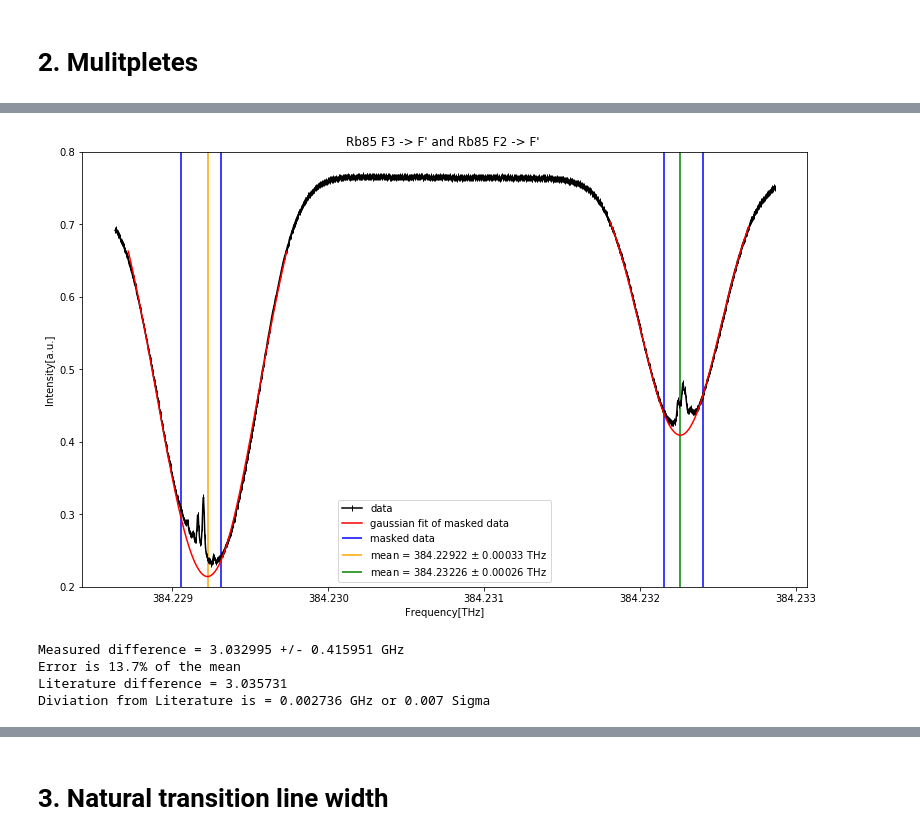
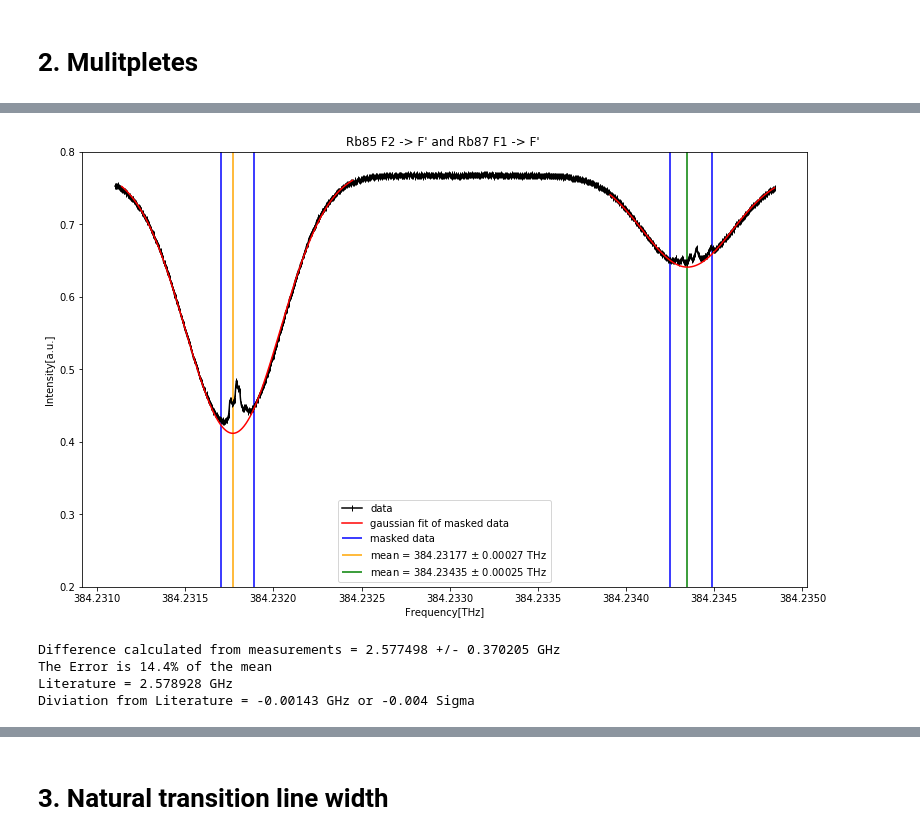
Before and after one commit to anananlyjlyj/physics-FP-Uni-HD, a Jupyter notebook: F20 Magneto-optical Trap/Part I.ipynb, the cells around one changed output, grey strips where cells are left out. Saved outputs shown, nothing was run; the diff lists cells and outputs as text; code cells hidden in the pictures.

```diff
--- a/F20 Magneto-optical Trap/Part I.ipynb
+++ b/F20 Magneto-optical Trap/Part I.ipynb
@@ -10,7 +10,7 @@ from scipy.constants import Boltzmann as kb
 from scipy.constants import Avogadro as avo
 # %%
 #constants
-mass87 = 85e-3/avo
+mass87 = 87e-3/avo
 mass85 = 85e-3/avo
 
 #rb87 transitions
@@ -33,16 +33,20 @@ p3_85 = +100.205e6
 
 #need transitions for evaluation
 cross87_s2_p23 = sp_87 + s2_87 + (p2_87 + p3_87)/2
+cross87_s1_p12 = sp_87 + s1_87 + (p1_87 + p2_87)/2
 
 clean87_s1_p2 = sp_87 + s1_87 + p2_87
 clean87_s2_p1 = sp_87 + s2_87 + p1_87
+
 clean87_s1 = sp_87 + s1_87
 clean87_s2 = sp_87 + s2_87
 
 clean85_s1 = sp_85 + s1_85
 clean85_s2 = sp_85 + s2_85
 
+dif87_85 = clean85_s2 - clean87_s2
 dif85_85 = s1_85 - s2_85
+dif85_87 = clean87_s1 - clean85_s1
 # %%
 dic = {}
 
@@ -85,7 +89,7 @@ def readout(key, order):
 
 t_p,t,i,d = readout('All_Peaks',6)
 zero = t_p[0]
-scale = (clean87_s1_p2-cross87_s2_p23)/(t_p[-1]-zero)
+scale = (cross87_s1_p12-cross87_s2_p23)/(t_p[-1]-zero)
 
 def scaling(t):
     return (cross87_s2_p23+(t-zero)*scale)*1e-12
@@ -96,13 +100,13 @@ def gaussian(x,fac,mean,std,off):
 def lorentzian(x,fac,mean,fwhm):
     return fac/(1+((mean-x)/(0.5*fwhm))**2)
 
-def temperature87(wid):
+def temperature87(wid, wave):
     sig = wid*1e12
-    return (sig**2/sp_87**2)*mass87*light**2/kb
+    return (sig**2/(wave*1e12)**2)*mass87*light**2/kb
 
-def temperature85(wid):
+def temperature85(wid, wave):
     sig = wid*1e12
-    return (sig**2/sp_85**2)*mass85*light**2/kb
+    return (sig**2/(wave*1e12)**2)*mass87*light**2/kb
 
 t = scaling(t)
 t_p = scaling(t_p)
@@ -183,14 +258,14 @@ Error is 34.8% of the mean
 # %%
-t_p,t,i,d = readout('Rb85_F3-Rb85_F2',6)
+t_p,t,i,d = readout('Rb85_F2-Rb87_F1',6)
 t = scaling(t)
 t_p = scaling(t_p)
 plt.figure(figsize=(13,8))
 plt.plot(t,i,'k|-',label='data')
 
-down = 20
-hole1 = 100
-hole2 = 160
-up = 260
+down = 10
+hole1 = 160
+hole2 = 210
+up = 360
 
 t_eff = np.append(t[down:hole1],t[hole2:up])
 i_eff = np.append(i[down:hole1],i[hole2:up])
@@ -202,43 +277,43 @@ x = np.linspace(t[down],t[up],10000)
 plt.vlines([t[hole1],t[hole2]],0.2,0.8,color='blue',label='masked data')
 plt.vlines(popt[1],0.2,0.8,color='orange',label='mean = '+str(round(popt[1],5))+' $\pm$ '+
            str(round(popt[2],5)) +' THz')
 plt.plot(x,gaussian(x,*popt),'r-',label='gaussian fit of masked data')
 
 down = 750
-hole1 = 832
-hole2 = 890
-up = 960
+hole1 = 840
+hole2 = 905
+up = 999
 
 t_eff = np.append(t[down:hole1],t[hole2:up])
 i_eff = np.append(i[down:hole1],i[hole2:up])
 
 popt, pcov = curve_fit(gaussian,t_eff,i_eff,p0=[-1,t_eff[i_eff == np.min(i_eff)][0],0.0002,0.8])
 mean2 = popt[1]
 std2 = popt[2]
 x = np.linspace(t[down],t[up],10000)
 plt.vlines([t[hole1],t[hole2]],0.2,0.8,color='blue')
 plt.vlines(popt[1],0.2,0.8,color='green',label='mean = '+str(round(popt[1],5))+' $\pm$ '+
            str(round(popt[2],5)) + ' THz')
 plt.plot(x,gaussian(x,*popt),'r-')
 
 plt.ylim(0.2,0.8)
-plt.title('Rb85 F3 -> F\' and Rb85 F2 -> F\' ')
+plt.title('Rb85 F2 -> F\' and Rb87 F1 -> F\' ')
 plt.ylabel('Intensity[a.u.]')
 plt.xlabel('Frequency[THz]')
 plt.legend(loc=8)
 plt.gca().get_xaxis().get_major_formatter().set_useOffset(False)
 plt.show()
 
-
+#TODO: Which difference do we compare it to?
 print('Difference calculated from measurements = '+str(round((mean2-mean1)*1000,6))+' +/- '
       +str(round(np.sqrt(std2**2+std1**2)*1000,6)) + ' GHz' )
 print('The Error is '+str(round(np.sqrt(std2**2+std1**2)/(mean2-mean1)*100,1))+'% of the mean')
-print('Literature difference = '+str(dif85_85*1e-9))
-print('Diviation from Literature is = '+str(round(-(mean2-mean1)*1000+dif85_85*1e-9,6))+' GHz or '
-      +str(round((-(mean2-mean1)*1000+dif85_85*1e-9)/np.sqrt(std2**2+std1**2)/1000,3))+' Sigma')
+print('Literature = '+str(round(dif85_87*1e-9,6))+' GHz')
+print('Diviation from Literature = '+str(-round((mean2-mean1)*1000dif85_87*1e-9,6))+' GHz or '
+    +str(round(((mean2-mean1)*1000-dif85_87*1e-9)/np.sqrt(std2**2+std1**2)/1000,3))+' Sigma')
 # %% [output]
-[figure, old version]
+[figure, new version]
-Measured difference = 3.032995 +/- 0.415951 GHz
-Error is 13.7% of the mean
-Literature difference = 3.035731
-Diviation from Literature is = 0.002736 GHz or 0.007 Sigma
+Difference calculated from measurements = 2.577498 +/- 0.370205 GHz
+The Error is 14.4% of the mean
+Literature = 2.578928 GHz
+Diviation from Literature = -0.00143 GHz or -0.004 Sigma
```
Also changed, not shown: parts of 13 cells of this notebook.
